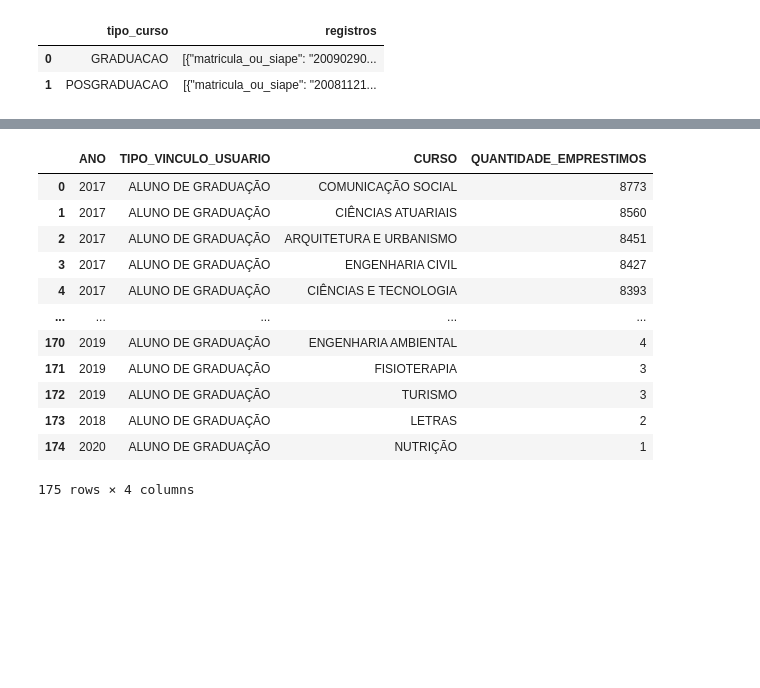
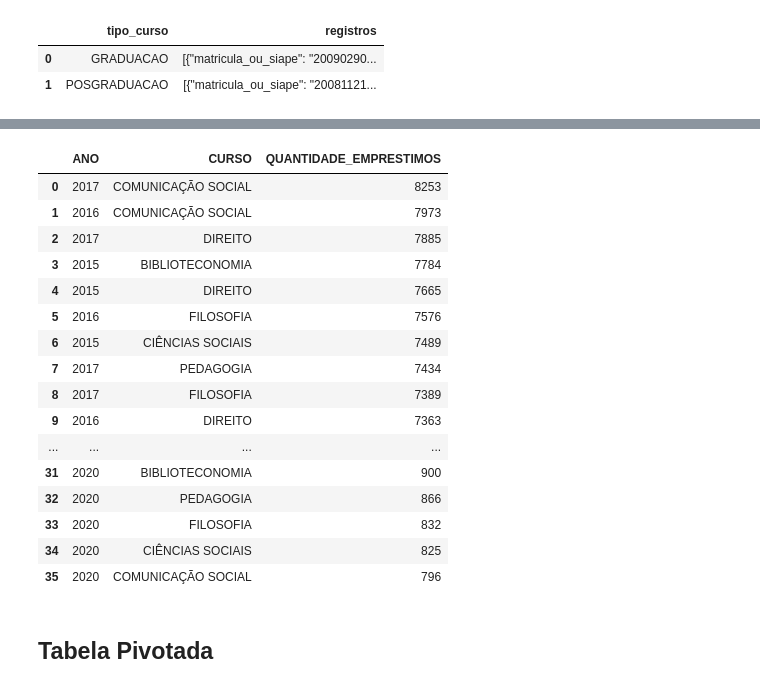
Before and after one commit to FranciscoFoz/7_Days_of_Code_Alura-Python-Pandas, a Jupyter notebook: Dia_6-Novos_dados_novas_analises/Dia_6_Novos_dados_novas_analises.ipynb, the cells around one changed output, grey strips where cells are left out. Drawn from its saved outputs; the diff is of its cells as text; code cells hidden in the pictures; blank space fills up the shorter version.

```diff
--- a/Dia_6-Novos_dados_novas_analises/Dia_6_Novos_dados_novas_analises.ipynb
+++ b/Dia_6-Novos_dados_novas_analises/Dia_6_Novos_dados_novas_analises.ipynb
@@ -1222,5 +946,6 @@ cadastro_usuarios_cursos
 # %%
-matricula_data_de_emprestimo = emprestimos_completo.query("tipo_vinculo_usuario == ['ALUNO DE GRADUAÇÃO','ALUNO DE PÓS-GRADUAÇÃO']")
+matricula_data_de_emprestimo = emprestimos_completo.query("tipo_vinculo_usuario == 'ALUNO DE GRADUAÇÃO'")
 matricula_data_de_emprestimo = matricula_data_de_emprestimo.loc[:,['matricula_ou_siape','data_emprestimo']]
-matricula_data_de_emprestimo = matricula_data_de_emprestimo.query('data_emprestimo > 2017')
+matricula_data_de_emprestimo = matricula_data_de_emprestimo.query('data_emprestimo > 2015')
 matricula_data_de_emprestimo = matricula_data_de_emprestimo.reset_index(drop=True)
+matricula_data_de_emprestimo
@@ -1299,0 +978,3 @@ emprestimos_cursos
+# %%
+cadastro_usuarios_cursos_selecionados = cadastro_usuarios_cursos.query("curso == ['BIBLIOTECONOMIA','CIÊNCIAS SOCIAIS','COMUNICAÇÃO SOCIAL','DIREITO','FILOSOFIA','PEDAGOGIA']")
+cadastro_usuarios_cursos_selecionados
@@ -1299,0 +997,3 @@ emprestimos_cursos
+# %%
+cadastro_usuarios_cursos_selecionados = matricula_data_de_emprestimo.merge(cadastro_usuarios_cursos_selecionados)
+cadastro_usuarios_cursos_selecionados
@@ -1300,21 +1014,27 @@ emprestimos_cursos
 # %%
-emprestimos_cursos.data_emprestimo = emprestimos_cursos.data_emprestimo.dt.year
+cadastro_usuarios_cursos_selecionados.data_emprestimo = cadastro_usuarios_cursos_selecionados.data_emprestimo.dt.year
 # %%
-emprestimos_tipo_usuario_e_curso = emprestimos_cursos.iloc[:,[1,2,3]].value_counts().reset_index()
-emprestimos_tipo_usuario_e_curso.columns = ['ANO','TIPO_VINCULO_USUARIO','CURSO','QUANTIDADE_EMPRESTIMOS']
-emprestimos_tipo_usuario_e_curso
+emprestimos_cursos_selecionados = cadastro_usuarios_cursos_selecionados.iloc[:,[1,3]].value_counts().reset_index()
+emprestimos_cursos_selecionados.columns = ['ANO','CURSO','QUANTIDADE_EMPRESTIMOS']
+emprestimos_cursos_selecionados
 # %% [output]
-|  | ANO | TIPO_VINCULO_USUARIO | CURSO | QUANTIDADE_EMPRESTIMOS |
-| 0 | 2017 | ALUNO DE GRADUAÇÃO | COMUNICAÇÃO SOCIAL | 8773 |
-| 1 | 2017 | ALUNO DE GRADUAÇÃO | CIÊNCIAS ATUARIAIS | 8560 |
-| 2 | 2017 | ALUNO DE GRADUAÇÃO | ARQUITETURA E URBANISMO | 8451 |
-| 3 | 2017 | ALUNO DE GRADUAÇÃO | ENGENHARIA CIVIL | 8427 |
-| 4 | 2017 | ALUNO DE GRADUAÇÃO | CIÊNCIAS E TECNOLOGIA | 8393 |
-| ... | ... | ... | ... | ... |
-| 170 | 2019 | ALUNO DE GRADUAÇÃO | ENGENHARIA AMBIENTAL | 4 |
-| 171 | 2019 | ALUNO DE GRADUAÇÃO | FISIOTERAPIA | 3 |
-| 172 | 2019 | ALUNO DE GRADUAÇÃO | TURISMO | 3 |
-| 173 | 2018 | ALUNO DE GRADUAÇÃO | LETRAS | 2 |
-| 174 | 2020 | ALUNO DE GRADUAÇÃO | NUTRIÇÃO | 1 |
+|  | ANO | CURSO | QUANTIDADE_EMPRESTIMOS |
+| 0 | 2017 | COMUNICAÇÃO SOCIAL | 8253 |
+| 1 | 2016 | COMUNICAÇÃO SOCIAL | 7973 |
+| 2 | 2017 | DIREITO | 7885 |
+| 3 | 2015 | BIBLIOTECONOMIA | 7784 |
+| 4 | 2015 | DIREITO | 7665 |
+| 5 | 2016 | FILOSOFIA | 7576 |
+| 6 | 2015 | CIÊNCIAS SOCIAIS | 7489 |
+| 7 | 2017 | PEDAGOGIA | 7434 |
+| 8 | 2017 | FILOSOFIA | 7389 |
+| 9 | 2016 | DIREITO | 7363 |
+| ... | ... | ... | ... |
+| 31 | 2020 | BIBLIOTECONOMIA | 900 |
+| 32 | 2020 | PEDAGOGIA | 866 |
+| 33 | 2020 | FILOSOFIA | 832 |
+| 34 | 2020 | CIÊNCIAS SOCIAIS | 825 |
+| 35 | 2020 | COMUNICAÇÃO SOCIAL | 796 |
-175 rows × 4 columns
+# %% [markdown]
+## Tabela Pivotada
 # %%
```
Also changed, not shown: parts of 179 cells of this notebook.
